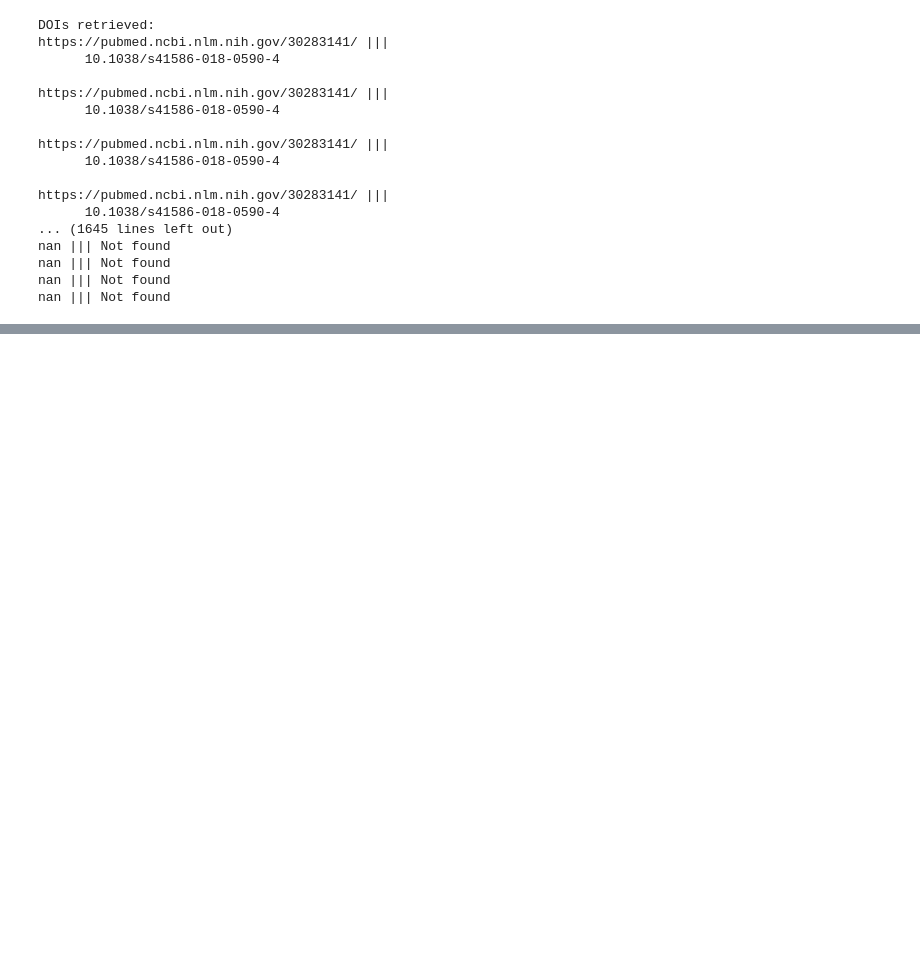
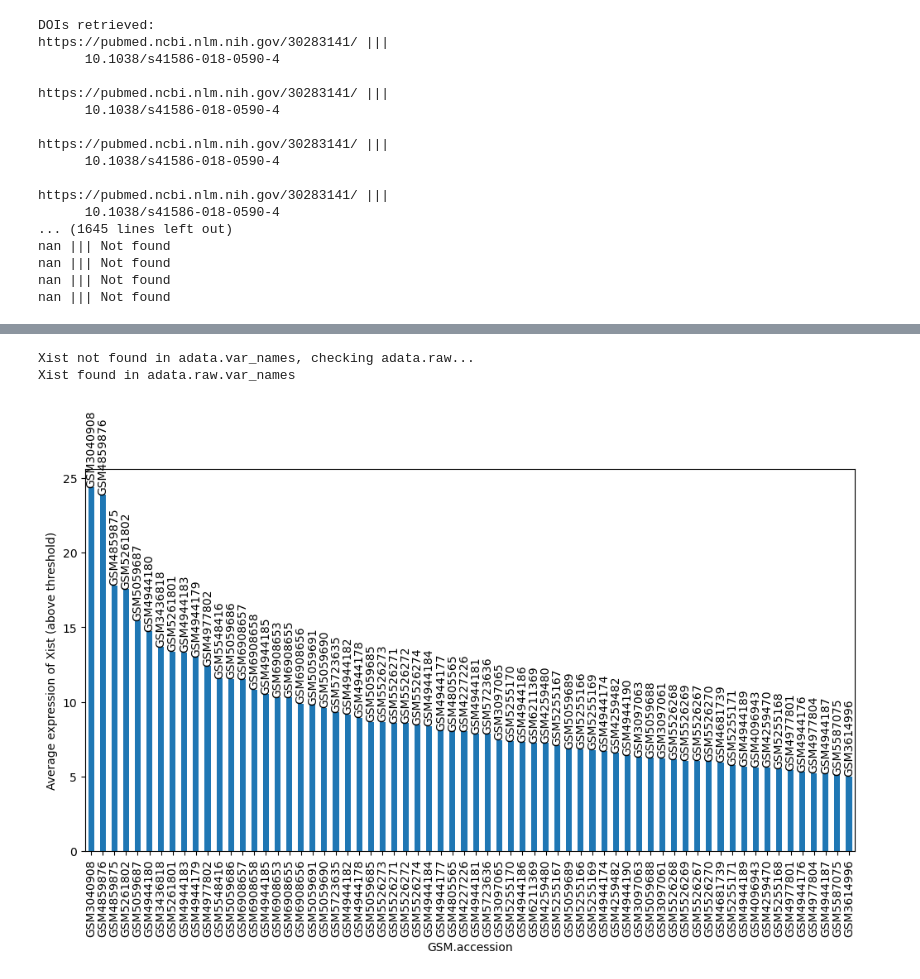
Before and after one commit to mckellardw/scMuscle2, a Jupyter notebook: vignettes/0_metadata_wrangling.ipynb, the cells around one changed output, grey strips where cells are left out. Drawn from its saved outputs; the diff is of its cells as text; code cells hidden in the pictures; blank space fills up the shorter version.

```diff
--- a/vignettes/0_metadata_wrangling.ipynb
+++ b/vignettes/0_metadata_wrangling.ipynb
@@ -95,0 +111,3 @@ nan ||| Not found
+# %%
+mouse = sc.read_h5ad("data/atlas/mus_musculus_pp.h5ad")
+mouse.shape
@@ -95,0 +161,46 @@ nan ||| Not found
+# %%
+import pandas as pd
+import matplotlib.pyplot as plt
+
+def average_expression_by_accession_and_plot(adata, gene_name, threshold=5):
+    # Check if the gene is in var_names
+    if gene_name not in adata.var_names:
+        print(f"{gene_name} not found in adata.var_names, checking adata.raw...")
+        if gene_name not in adata.raw.var_names:
+            print(f"{gene_name} not found in adata.raw.var_names")
+            return None, None
+        else:
+            print(f"{gene_name} found in adata.raw.var_names")
+            gene_expression = adata.raw[:, gene_name].X.toarray()
+    else:
+        gene_expression = adata[:, gene_name].X.toarray()
+
+    # Create a DataFrame with 'GSM.accession' and gene expression values
+    expression_df = pd.DataFrame({'GSM.accession': adata.obs['GSM.accession'], 'expression': gene_expression.flatten()})
+
+    # Compute the average expression of the gene per 'GSM.accession'
+    average_expression = expression_df.groupby('GSM.accession')['expression'].mean()
+
+    # Filter the average expression based on the threshold and sort in descending order
+    average_expression = average_expression[average_expression > threshold].sort_values(ascending=False)
+
+    # Plot the average expression values above the threshold
+    fig, ax = plt.subplots(figsize=(12, 6))
+    average_expression.plot(kind='bar', ax=ax)
+    ax.set_ylabel(f"Average expression of {gene_name} (above threshold)")
+    ax.set_xlabel("GSM.accession")
+
+    # Annotate the plot with 'GSM.accession' labels
+    for i, (label, expression) in enumerate(average_expression.items()):
+        ax.text(i, expression, label, ha='center', va='bottom', rotation=90)
+
+    plt.show()
+
+    return fig, average_expression.to_dict()
+
+# Example usage
+plot, avg_expression_dict = average_expression_by_accession_and_plot(mouse, 'Xist')
+# %% [output]
+Xist not found in adata.var_names, checking adata.raw...
+Xist found in adata.raw.var_names
+[figure, added]
```
Also changed, not shown: parts of 10 cells of this notebook, 1 other file.
